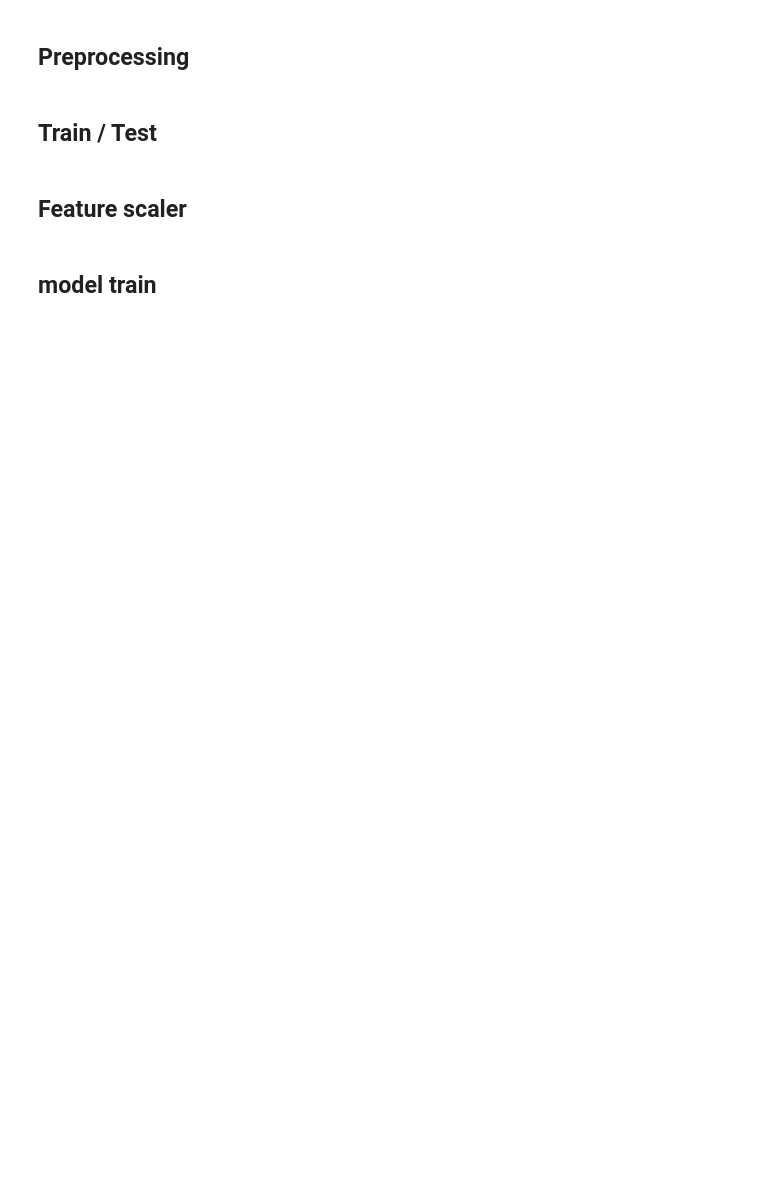
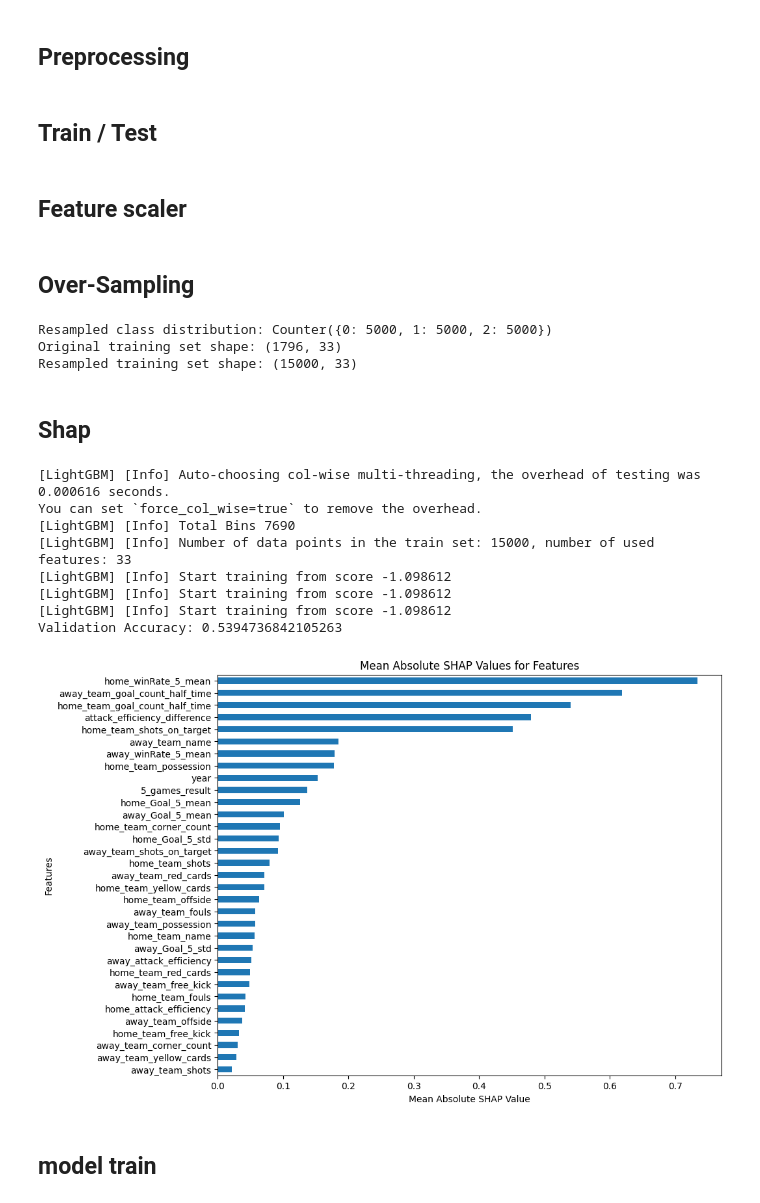
Before and after one commit to Jacob-9909/K_league_soccer_AI, a Jupyter notebook: K리그 승률예측/k리그 데이터/[우혁]matches데이터/k_league_cls.ipynb, the cells around one changed output. Drawn from its saved outputs; the diff is of its cells as text; code cells hidden in the pictures; blank space fills up the shorter version.

```diff
--- a/K리그 승률예측/k리그 데이터/[우혁]matches데이터/k_league_cls.ipynb
+++ b/K리그 승률예측/k리그 데이터/[우혁]matches데이터/k_league_cls.ipynb
@@ -340,0 +342,72 @@ test[num_features] = scaler.fit_transform(test[num_features])
+# %% [markdown]
+## Over-Sampling
+# %%
+from imblearn.combine import SMOTETomek
+from imblearn.over_sampling import SMOTE
+import pandas as pd
+from collections import Counter
+
+# SMOTE 객체 생성 (각 클래스의 샘플 수를 1000개로 설정)
+smote = SMOTE(sampling_strategy={0: 5000, 1: 5000, 2: 5000}, random_state=42)
+
+# SMOTE-Tomek 객체 생성
+smote_tomek = SMOTETomek(smote=smote, random_state=42)
+
+# 오버샘플링 및 언더샘플링 적용
+train_resampled, y_train_resampled = smote_tomek.fit_resample(train, y_train)
+
+# 각 클래스 비율 확인
+print(f"Resampled class distribution: {Counter(y_train_resampled)}")
+
+print(f"Original training set shape: {train.shape}")
+print(f"Resampled training set shape: {train_resampled.shape}")
+# %% [output]
+Resampled class distribution: Counter({0: 5000, 1: 5000, 2: 5000})
+Original training set shape: (1796, 33)
+Resampled training set shape: (15000, 33)
+# %% [markdown]
+## Shap
+# %%
+# LightGBM 모델 학습
+model = lgb.LGBMClassifier().fit(train_resampled, y_train_resampled)
+SHAP_THRESHOLD = 0.1
+
+# 모델 예측 및 평가
+y_pred = model.predict(test)
+print("Validation Accuracy:", accuracy_score(y_test, y_pred))
+
+# SHAP 값 계산
+explainer = shap.TreeExplainer(model)
+shap_values = explainer.shap_values(test)
+
+shap_sum = np.abs(shap_values).mean(axis=1)[1,:]
+importance_df = pd.DataFrame([test.columns.tolist(), shap_sum.tolist()]).T
+importance_df.columns = ['column_name', 'shap_importance']
+importance_df = importance_df.sort_values('shap_importance', ascending=False);
+# importance_df
+
+# # SHAP 값 데이터프레임 생성 (각 피쳐별 SHAP 값)
+# shap_values_df = pd.DataFrame(shap_values[1], columns=test.columns)
+# shap_values_df
+
+# SHAP 값의 평균 절대값 계산
+shap_abs_mean = pd.DataFrame(shap_values[1], columns=test.columns).abs().mean().sort_values(ascending=False)
+
+# SHAP 값 평균 절대값 시각화
+plt.figure(figsize=(10, 8))
+shap_abs_mean.plot(kind='barh')
+plt.title("Mean Absolute SHAP Values for Features")
+plt.xlabel("Mean Absolute SHAP Value")
+plt.ylabel("Features")
+plt.gca().invert_yaxis()
+plt.show()
+# %% [output]
+[LightGBM] [Info] Auto-choosing col-wise multi-threading, the overhead of testing was 0.000616 seconds.
+You can set `force_col_wise=true` to remove the overhead.
+[LightGBM] [Info] Total Bins 7690
+[LightGBM] [Info] Number of data points in the train set: 15000, number of used features: 33
+[LightGBM] [Info] Start training from score -1.098612
+[LightGBM] [Info] Start training from score -1.098612
+[LightGBM] [Info] Start training from score -1.098612
+Validation Accuracy: 0.5394736842105263
+[figure, added]
```
Also changed, not shown: parts of 22 cells of this notebook.
